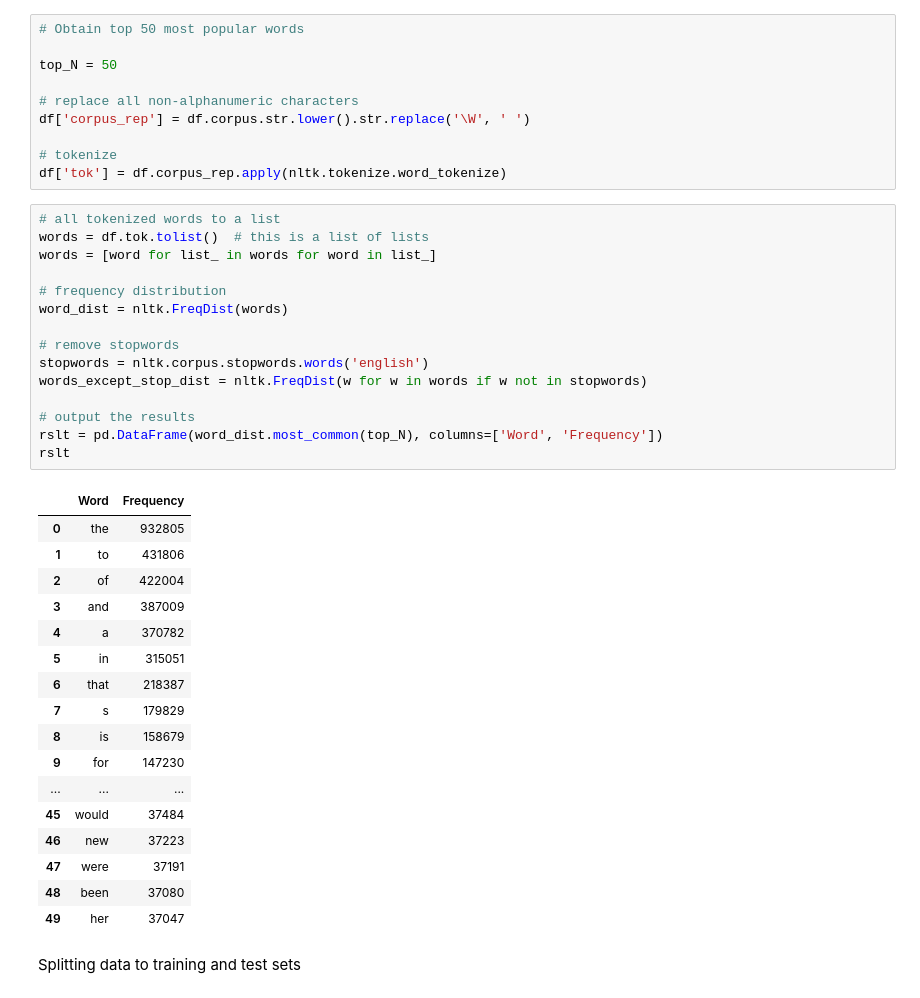
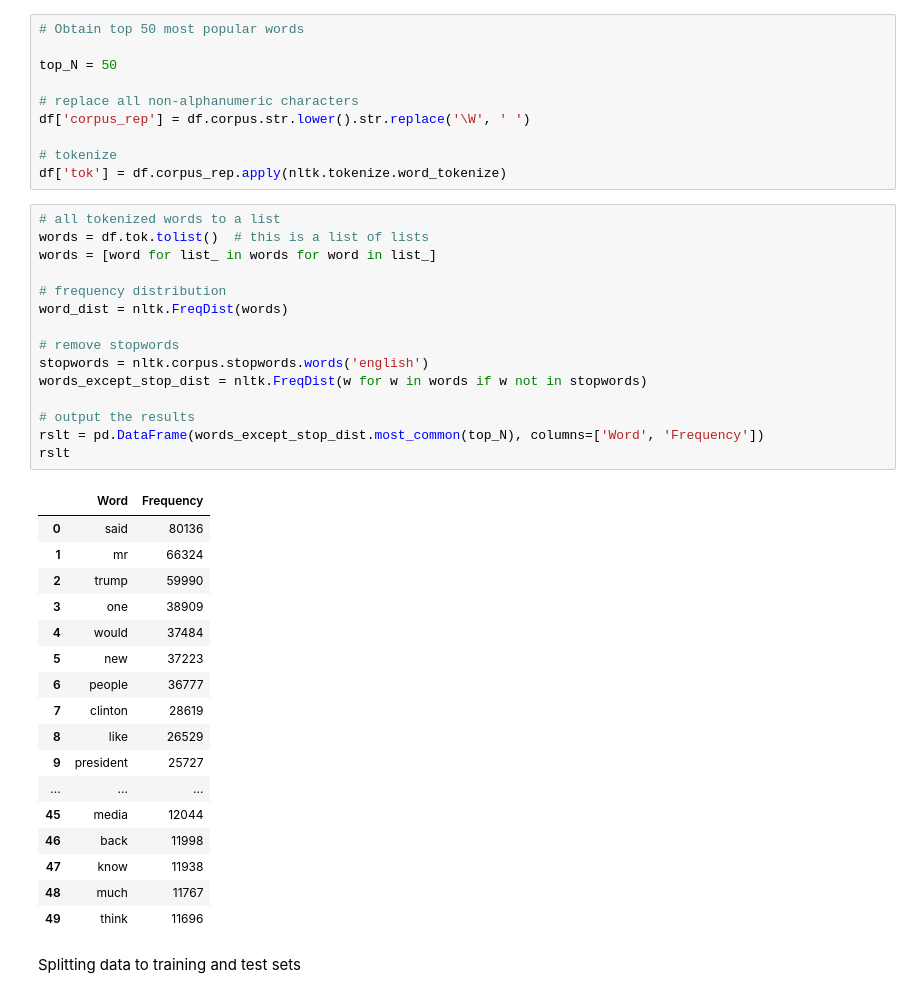
Before and after one commit to edologgerbird/fake-news-classifier, a Jupyter notebook: fake-news-classifier.ipynb, the cells around one changed output. Cells and saved outputs as stored; diff of their text form.

```diff
--- a/fake-news-classifier.ipynb
+++ b/fake-news-classifier.ipynb
@@ -167,36 +167,36 @@ df['tok'] = df.corpus_rep.apply(nltk.tokenize.word_tokenize)
 # %%
 # all tokenized words to a list
 words = df.tok.tolist()  # this is a list of lists
 words = [word for list_ in words for word in list_]
 
 # frequency distribution
 word_dist = nltk.FreqDist(words)
 
 # remove stopwords
 stopwords = nltk.corpus.stopwords.words('english')
 words_except_stop_dist = nltk.FreqDist(w for w in words if w not in stopwords)
 
 # output the results
-rslt = pd.DataFrame(word_dist.most_common(top_N), columns=['Word', 'Frequency'])
+rslt = pd.DataFrame(words_except_stop_dist.most_common(top_N), columns=['Word', 'Frequency'])
 rslt
 # %% [output]
 |  | Word | Frequency |
-| 0 | the | 932805 |
-| 1 | to | 431806 |
-| 2 | of | 422004 |
-| 3 | and | 387009 |
-| 4 | a | 370782 |
-| 5 | in | 315051 |
-| 6 | that | 218387 |
-| 7 | s | 179829 |
-| 8 | is | 158679 |
-| 9 | for | 147230 |
+| 0 | said | 80136 |
+| 1 | mr | 66324 |
+| 2 | trump | 59990 |
+| 3 | one | 38909 |
+| 4 | would | 37484 |
+| 5 | new | 37223 |
+| 6 | people | 36777 |
+| 7 | clinton | 28619 |
+| 8 | like | 26529 |
+| 9 | president | 25727 |
 | ... | ... | ... |
-| 45 | would | 37484 |
-| 46 | new | 37223 |
-| 47 | were | 37191 |
-| 48 | been | 37080 |
-| 49 | her | 37047 |
+| 45 | media | 12044 |
+| 46 | back | 11998 |
+| 47 | know | 11938 |
+| 48 | much | 11767 |
+| 49 | think | 11696 |
 # %% [markdown]
 Splitting data to training and test sets
 # %%
```
Also changed, not shown: parts of 2 cells of this notebook, 1 other file.
